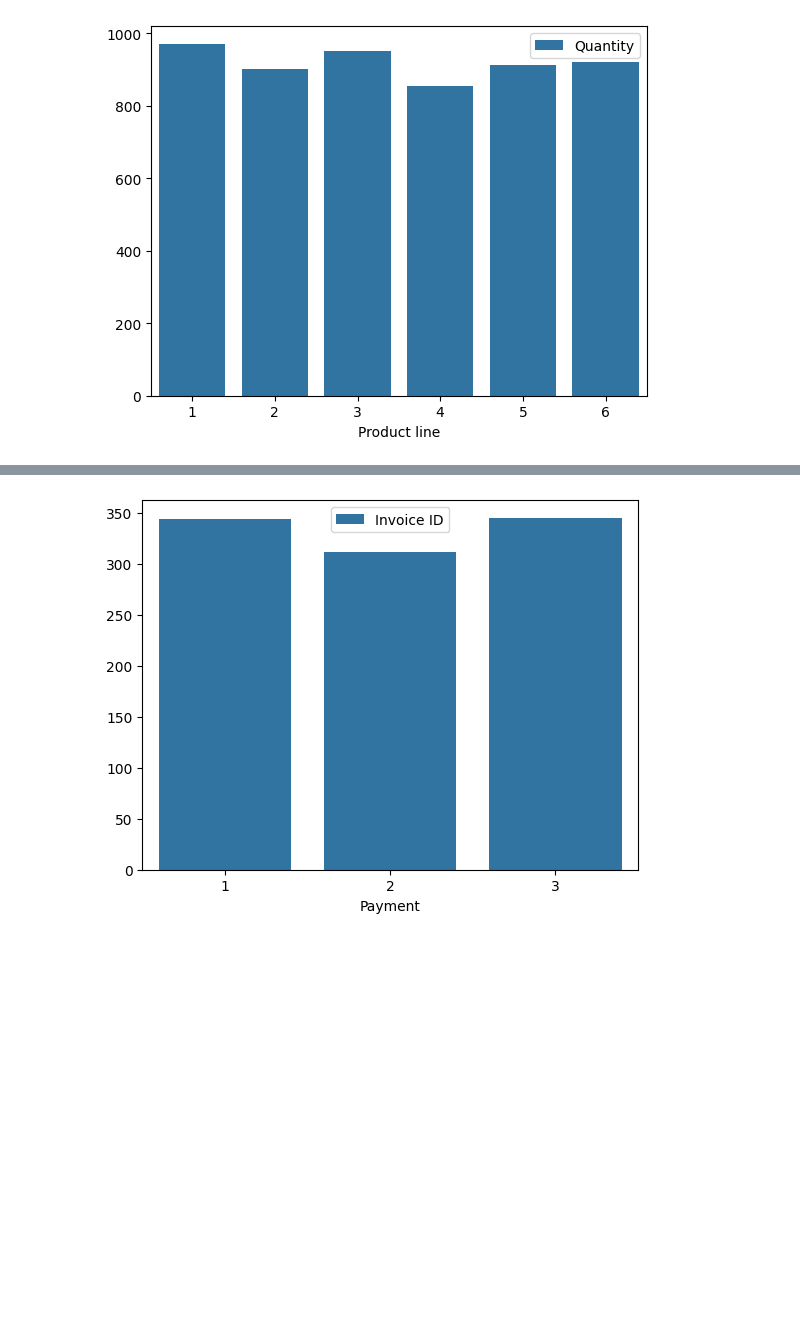
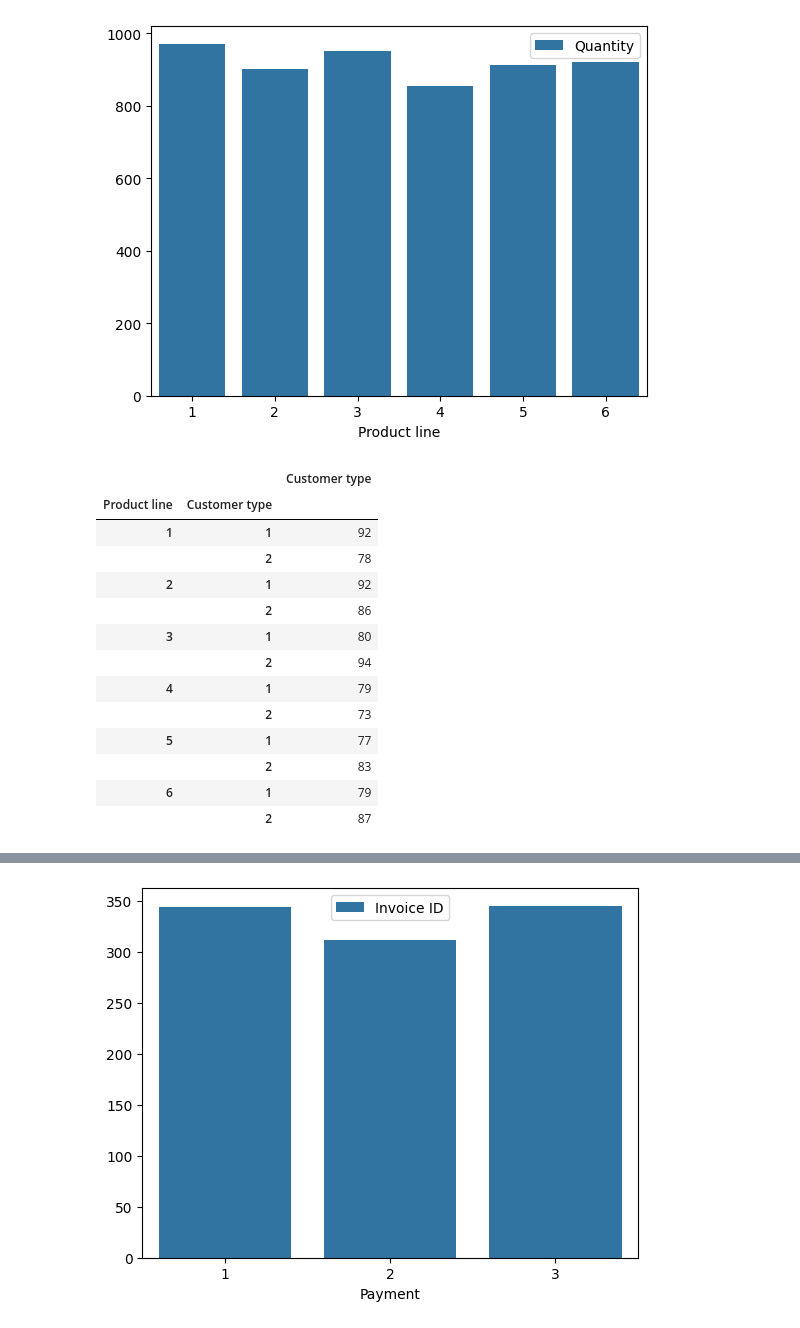
Before and after one commit to agungsuniantara/bootcamp_batch8, a Jupyter notebook: pertemuan15.ipynb, the cells around one changed output, grey strips where cells are left out. Saved outputs shown, nothing was run; the diff lists cells and outputs as text; code cells hidden in the pictures; blank space fills up the shorter version.

```diff
--- a/pertemuan15.ipynb
+++ b/pertemuan15.ipynb
@@ -94,6 +94,23 @@ plt.legend()
 plt.show()
 # %% [output]
 [figure]
+# %%
+df.groupby(['Product line', 'Customer type'])[['Customer type']].count()
+# %% [output]
+|  |  | Customer type |
+| Product line | Customer type |  |
+| 1 | 1 | 92 |
+|  | 2 | 78 |
+| 2 | 1 | 92 |
+|  | 2 | 86 |
+| 3 | 1 | 80 |
+|  | 2 | 94 |
+| 4 | 1 | 79 |
+|  | 2 | 73 |
+| 5 | 1 | 77 |
+|  | 2 | 83 |
+| 6 | 1 | 79 |
+|  | 2 | 87 |
 # %%
 data_normal = df.loc[df["Customer type"] == 1]
 data_member = df.loc[df["Customer type"] == 2]
```
Also changed, not shown: parts of 1 cell of this notebook.
